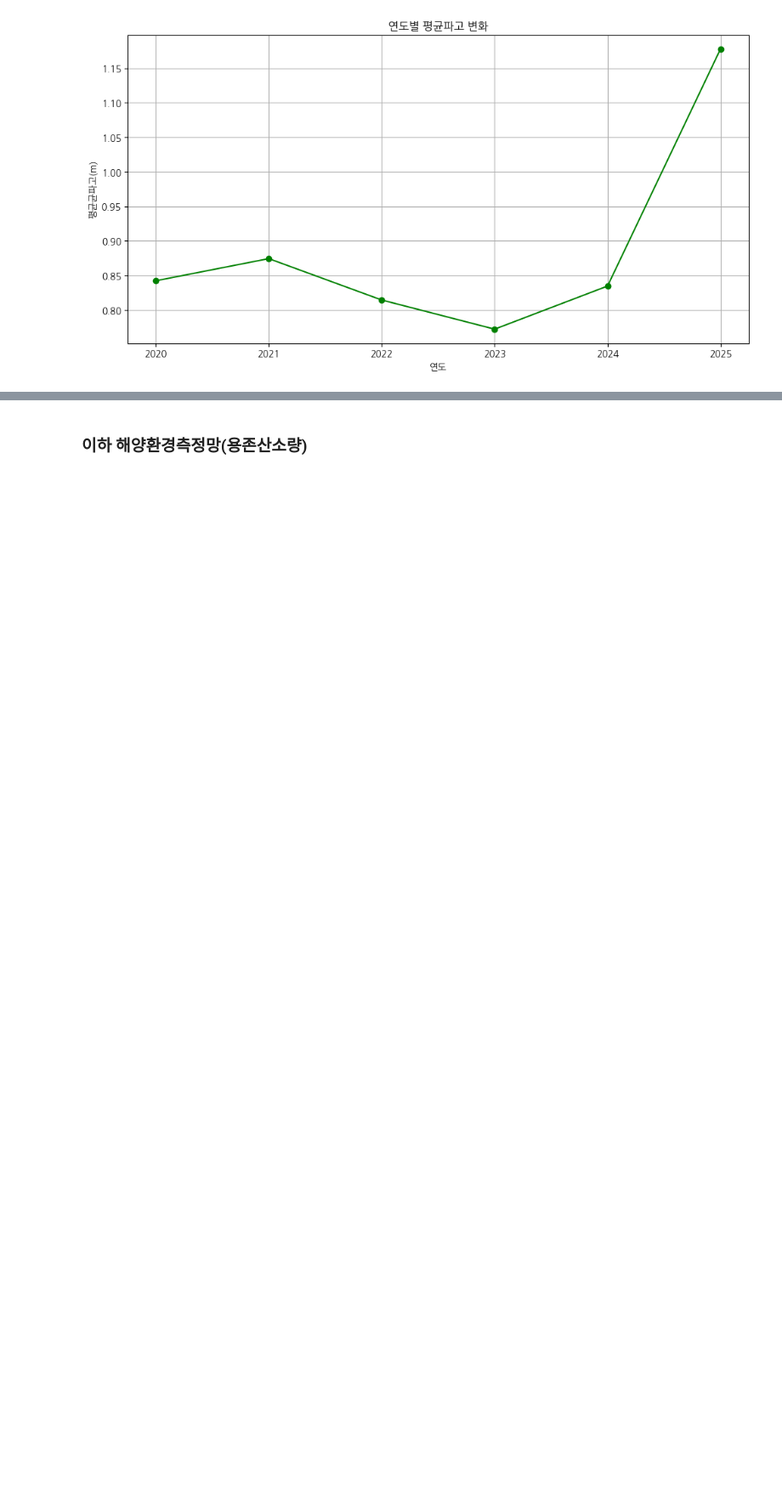
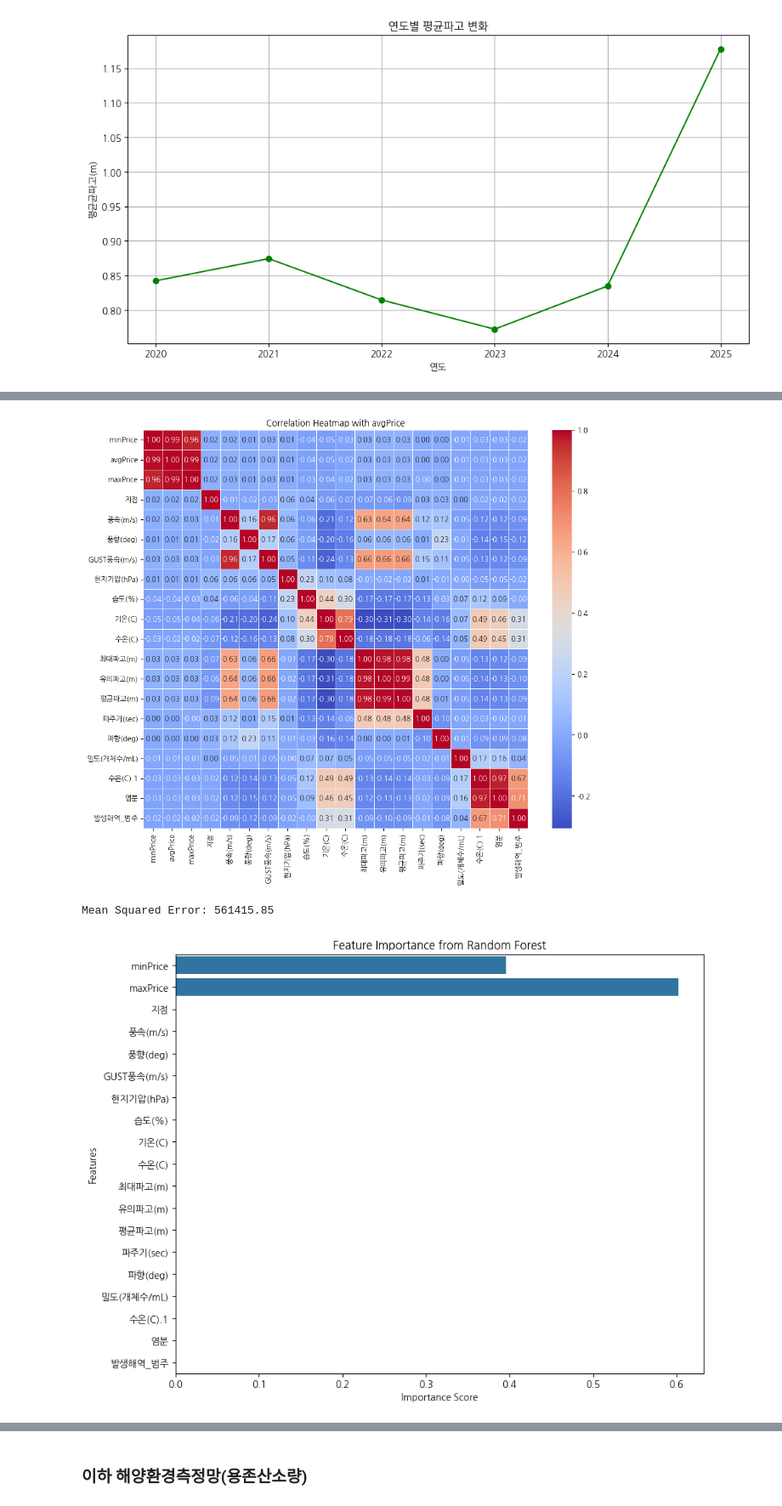
Before and after one commit to vhf1030/Pisces, a Jupyter notebook: notebooks/기상상황.ipynb, the cells around one changed output, grey strips where cells are left out. Shown at 85% size. Cells and saved outputs as stored; diff of their text form; code cells hidden in the pictures; blank space fills up the shorter version.

```diff
--- a/notebooks/기상상황.ipynb
+++ b/notebooks/기상상황.ipynb
@@ -218,0 +327,46 @@ NameError: name 'np' is not defined
+# %%
+# 파일 불러오기
+main_Data = '../data/raw/combined_data.csv'
+main_df = pd.read_csv(main_Data)
+
+# ✅ 숫자형 데이터만 추출 (문자열 및 날짜 열 제거)
+numeric_df = main_df.select_dtypes(include=['float64', 'int64'])
+
+# ✅ 상관관계 히트맵 생성
+plt.figure(figsize=(12, 10))
+corr = numeric_df.corr(numeric_only=True)
+sns.heatmap(corr, annot=True, cmap='coolwarm', fmt=".2f", linewidths=0.5)
+plt.title("Correlation Heatmap with avgPrice")
+plt.show()
+
+# ✅ 랜덤 포레스트 모델을 사용해 중요 변수 찾기
+# X: avgPrice를 제외한 숫자형 열, y: avgPrice
+X = numeric_df.drop(columns=['avgPrice'])
+y = main_df['avgPrice']
+
+# 데이터 분할
+X_train, X_test, y_train, y_test = train_test_split(X, y, test_size=0.2, random_state=42)
+
+# 모델 학습
+rf = RandomForestRegressor(random_state=42)
+rf.fit(X_train, y_train)
+
+# 예측 및 평가
+y_pred = rf.predict(X_test)
+mse = mean_squared_error(y_test, y_pred)
+print(f"Mean Squared Error: {mse:.2f}")
+
+# ✅ 변수 중요도 시각화
+importance = rf.feature_importances_
+features = X.columns
+
+plt.figure(figsize=(10, 8))
+sns.barplot(x=importance, y=features)
+plt.title("Feature Importance from Random Forest")
+plt.xlabel("Importance Score")
+plt.ylabel("Features")
+plt.show()
+# %% [output]
+[figure, added]
+Mean Squared Error: 561415.85
+[figure, added]
```
Also changed, not shown: parts of 11 cells of this notebook, 3 other files.
